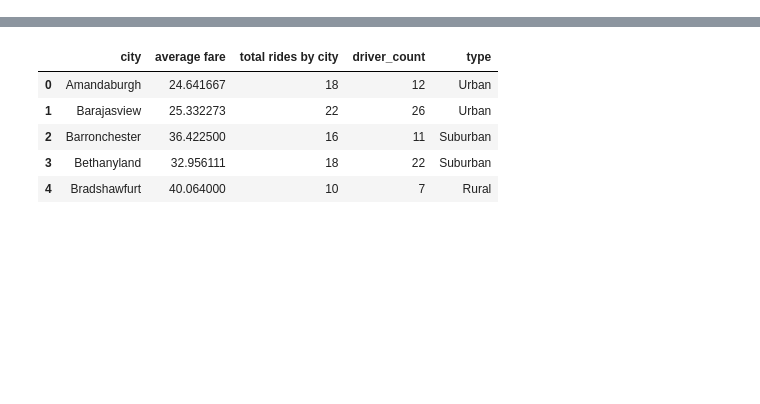
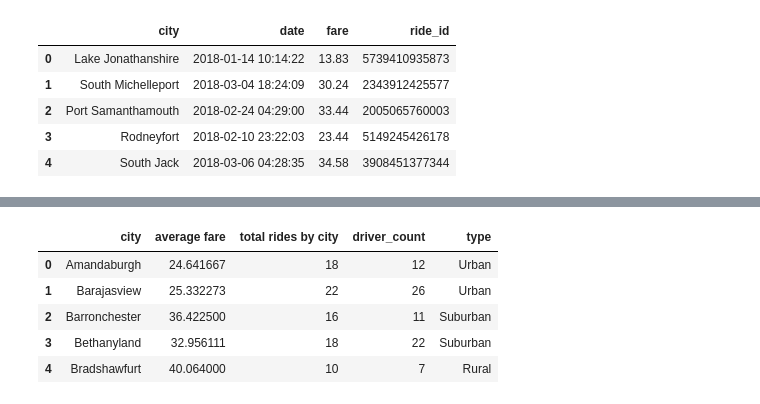
Before and after one commit to Vangroovy/Matplotlib, a Jupyter notebook: Pyber.ipynb, the cells around one changed output, grey strips where cells are left out. Cells and saved outputs as stored; diff of their text form; code cells hidden in the pictures; blank space fills up the shorter version.

```diff
--- a/Pyber.ipynb
+++ b/Pyber.ipynb
@@ -0,0 +1,24 @@
+# %%
+# Dependencies and Setup
+%matplotlib inline
+import pandas as pd
+import numpy as np
+import matplotlib.pyplot as plt
+import matplotlib.cm as cm
+
+# File to Load
+ride_data_to_load = "data/ride_data.csv"
+city_data_to_load = "data/city_data.csv"
+
+# Read the files and store into Pandas data frame
+ride_data_df = pd.read_csv(ride_data_to_load)
+city_data_df = pd.read_csv(city_data_to_load)
+
+ride_data_df.head()
+# %% [output]
+|  | city | date | fare | ride_id |
+| 0 | Lake Jonathanshire | 2018-01-14 10:14:22 | 13.83 | 5739410935873 |
+| 1 | South Michelleport | 2018-03-04 18:24:09 | 30.24 | 2343912425577 |
+| 2 | Port Samanthamouth | 2018-02-24 04:29:00 | 33.44 | 2005065760003 |
+| 3 | Rodneyfort | 2018-02-10 23:22:03 | 23.44 | 5149245426178 |
+| 4 | South Jack | 2018-03-06 04:28:35 | 34.58 | 3908451377344 |
```
Also changed, not shown: parts of 6 cells of this notebook.
